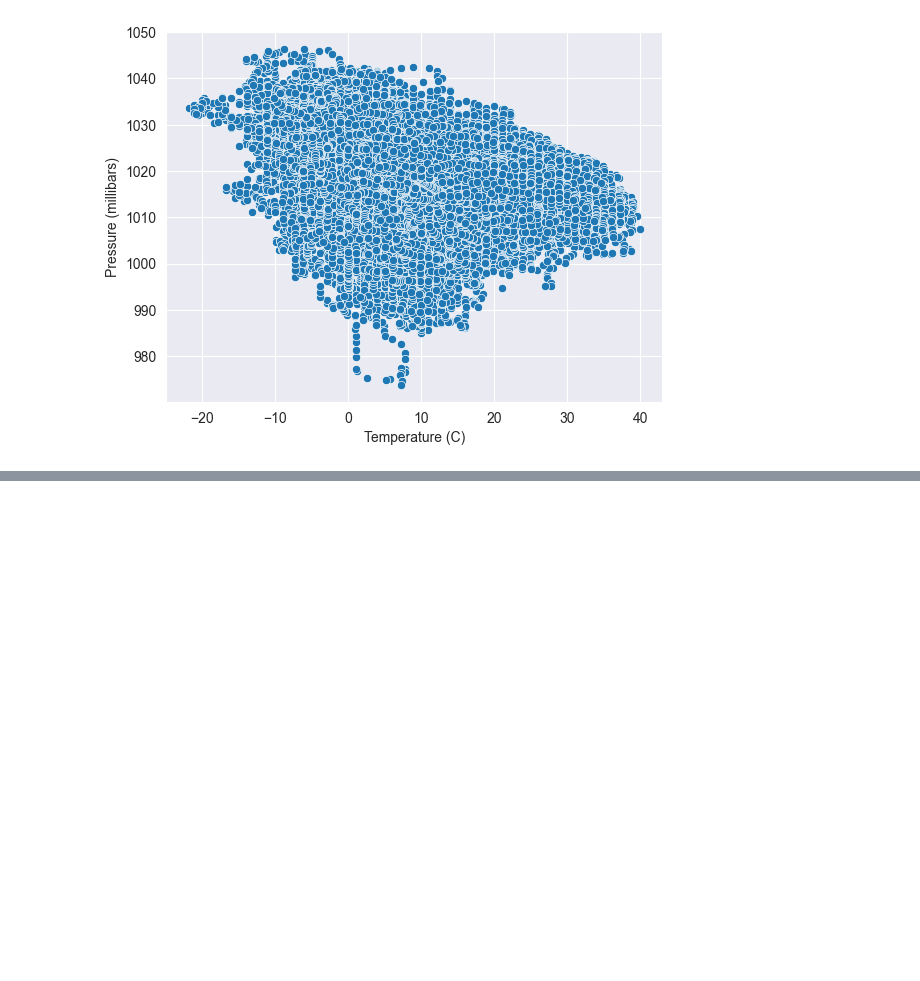
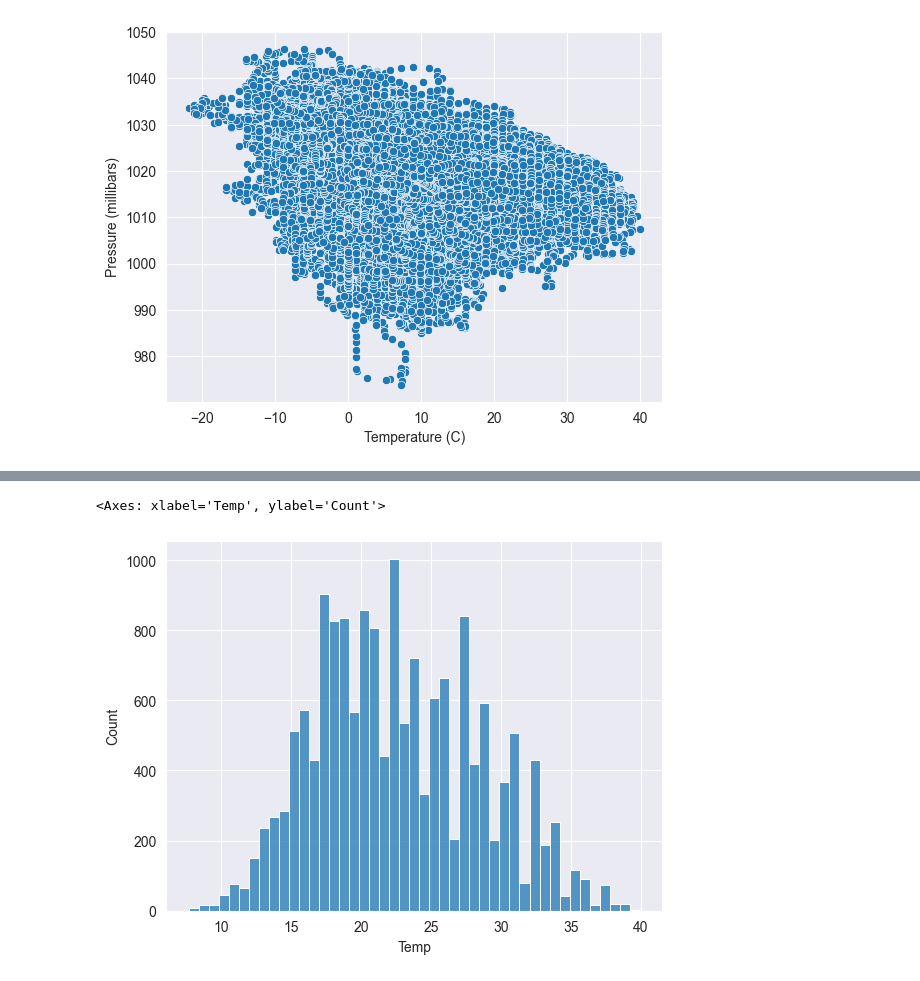
Before and after one commit to ARPDATA11/Regresja, a Jupyter notebook: Project.ipynb, the cells around one changed output, grey strips where cells are left out. Cells and saved outputs as stored; diff of their text form; code cells hidden in the pictures; blank space fills up the shorter version.

```diff
--- a/Project.ipynb
+++ b/Project.ipynb
@@ -226,0 +262,5 @@ array([ -0.38812949, -10.42592797])
+# %%
+sns.histplot(df_copy['Temp'])
+# %% [output]
+<Axes: xlabel='Temp', ylabel='Count'>
+[figure, added]
```
Also changed, not shown: parts of 22 cells of this notebook.
